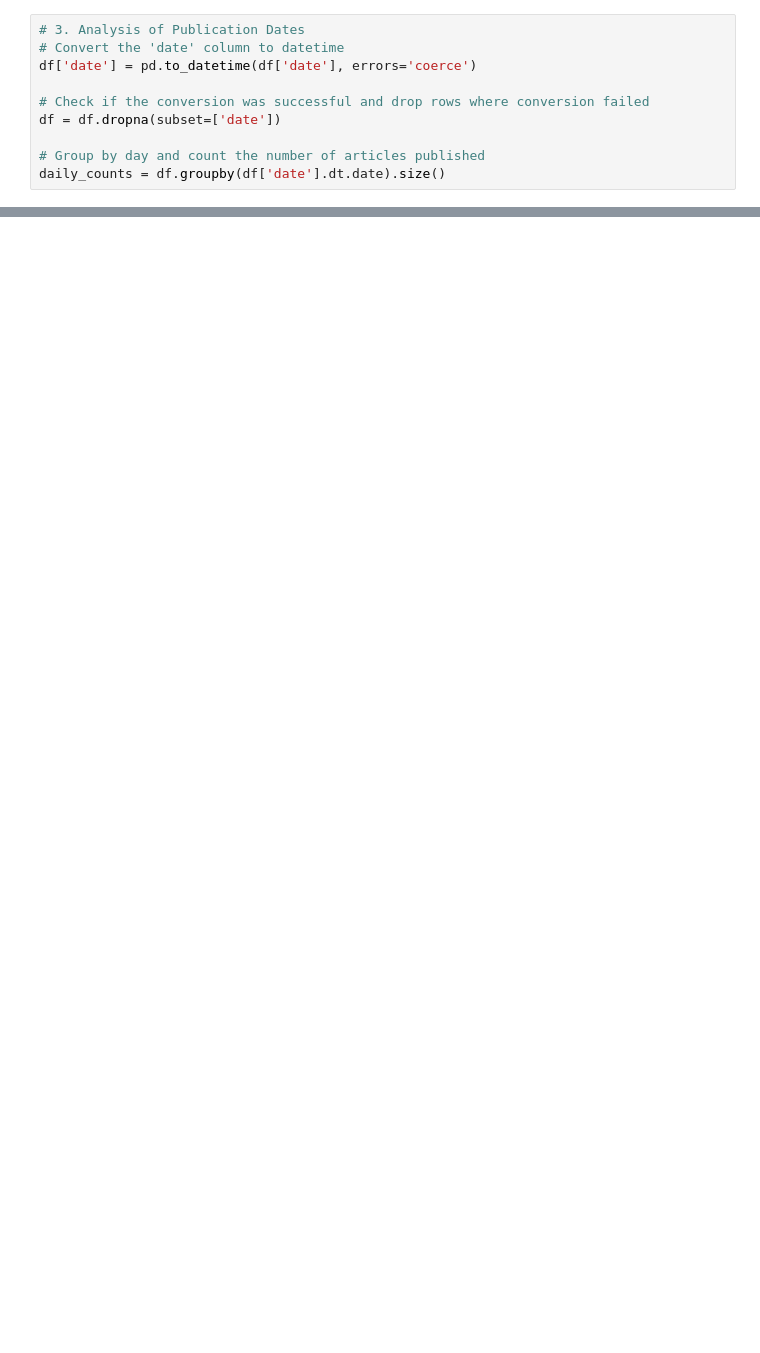
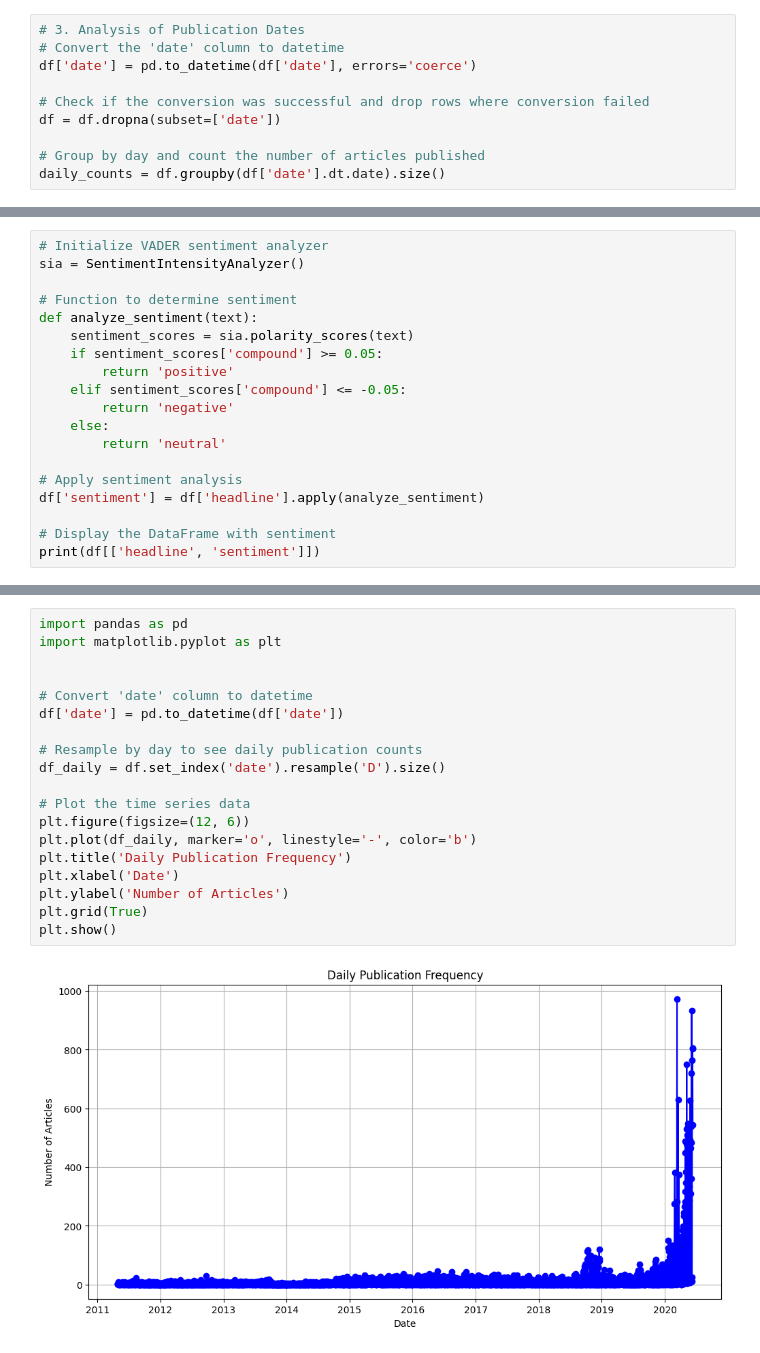
Before and after one commit to Ofgeha-Gelana/Nova-Financial-Solution, a Jupyter notebook: notebooks/eda.ipynb, the cells around one changed output, grey strips where cells are left out. Cells and saved outputs as stored; diff of their text form; blank space fills up the shorter version.

```diff
--- a/notebooks/eda.ipynb
+++ b/notebooks/eda.ipynb
@@ -109,0 +128,19 @@ plt.show()
+# %%
+# Initialize VADER sentiment analyzer
+sia = SentimentIntensityAnalyzer()
+
+# Function to determine sentiment
+def analyze_sentiment(text):
+    sentiment_scores = sia.polarity_scores(text)
+    if sentiment_scores['compound'] >= 0.05:
+        return 'positive'
+    elif sentiment_scores['compound'] <= -0.05:
+        return 'negative'
+    else:
+        return 'neutral'
+
+# Apply sentiment analysis
+df['sentiment'] = df['headline'].apply(analyze_sentiment)
+
+# Display the DataFrame with sentiment
+print(df[['headline', 'sentiment']])
@@ -109,0 +226,21 @@ plt.show()
+# %%
+import pandas as pd
+import matplotlib.pyplot as plt
+
+
+# Convert 'date' column to datetime
+df['date'] = pd.to_datetime(df['date'])
+
+# Resample by day to see daily publication counts
+df_daily = df.set_index('date').resample('D').size()
+
+# Plot the time series data
+plt.figure(figsize=(12, 6))
+plt.plot(df_daily, marker='o', linestyle='-', color='b')
+plt.title('Daily Publication Frequency')
+plt.xlabel('Date')
+plt.ylabel('Number of Articles')
+plt.grid(True)
+plt.show()
+# %% [output]
+[figure, added]
```
Also changed, not shown: parts of 10 cells of this notebook, 2 other files.
